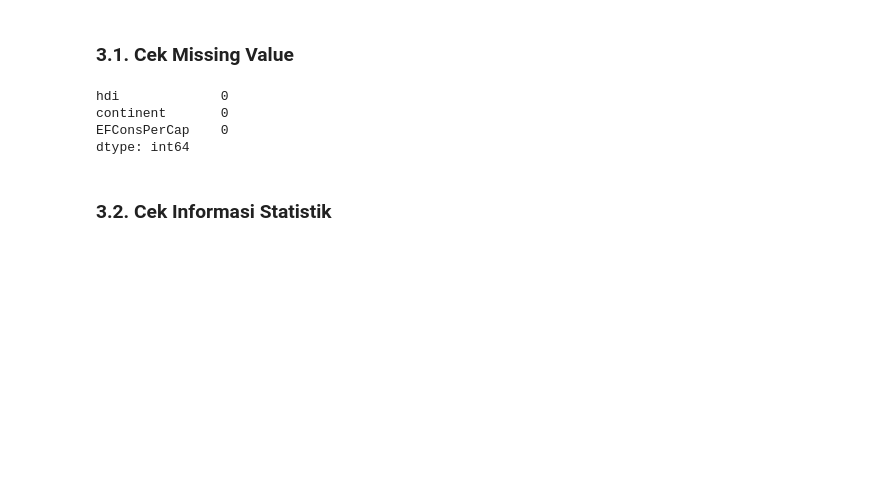
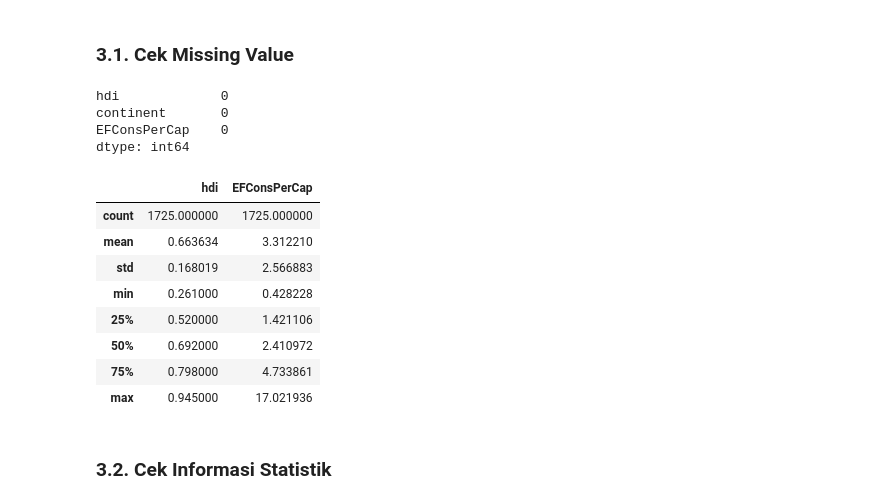
Before and after one commit to elfarahma/ml_process, a Jupyter notebook: eda.ipynb, the cells around one changed output. Drawn from its saved outputs; the diff is of its cells as text; code cells hidden in the pictures; blank space fills up the shorter version.

```diff
--- a/eda.ipynb
+++ b/eda.ipynb
@@ -107,6 +107,18 @@ hdi             0
 continent       0
 EFConsPerCap    0
 dtype: int64
+# %%
+dataset.describe()
+# %% [output]
+|  | hdi | EFConsPerCap |
+| count | 1725.000000 | 1725.000000 |
+| mean | 0.663634 | 3.312210 |
+| std | 0.168019 | 2.566883 |
+| min | 0.261000 | 0.428228 |
+| 25% | 0.520000 | 1.421106 |
+| 50% | 0.692000 | 2.410972 |
+| 75% | 0.798000 | 4.733861 |
+| max | 0.945000 | 17.021936 |
 # %% [markdown]
 ### 3.2. Cek Informasi Statistik
 # %% [markdown]
```
Also changed, not shown: parts of 2 cells of this notebook, 4 other files.
